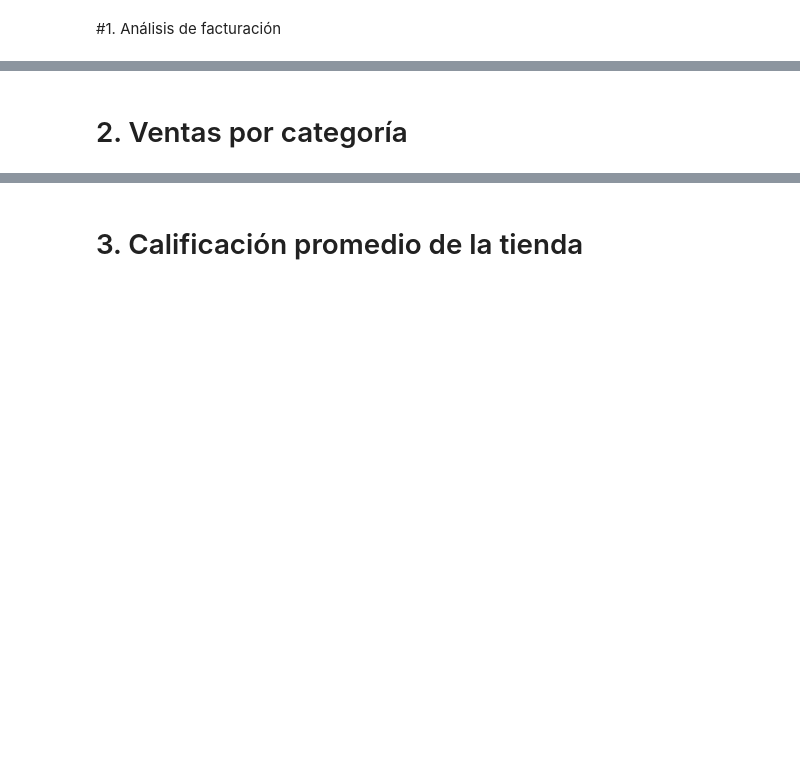
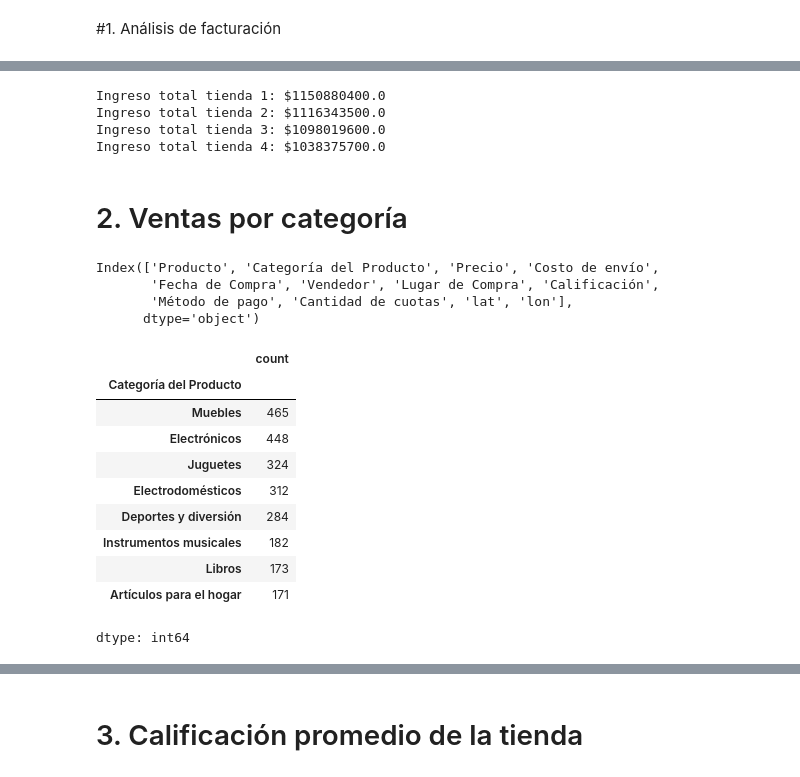
Before and after one commit to Jhon-theone/challenge1-data-science-latam, a Jupyter notebook: AluraStoreLatam.ipynb, the cells around one changed output, grey strips where cells are left out. Drawn from its saved outputs; the diff is of its cells as text; code cells hidden in the pictures; blank space fills up the shorter version.

```diff
--- a/AluraStoreLatam.ipynb
+++ b/AluraStoreLatam.ipynb
@@ -29,0 +26,2 @@ tienda.shape
+# %%
+tienda['Precio'] = pd.to_numeric(tienda['Precio'], errors='coerce')
@@ -30,2 +42,33 @@ tienda.shape
+# %%
+print(f'Ingreso total tienda 1: ${ingreso_total_tienda}')
+print(f'Ingreso total tienda 2: ${ingreso_total_tienda2}')
+print(f'Ingreso total tienda 3: ${ingreso_total_tienda3}')
+print(f'Ingreso total tienda 4: ${ingreso_total_tienda4}')
+# %% [output]
+Ingreso total tienda 1: $1150880400.0
+Ingreso total tienda 2: $1116343500.0
+Ingreso total tienda 3: $1098019600.0
+Ingreso total tienda 4: $1038375700.0
 # %% [markdown]
 # 2. Ventas por categoría
+# %%
+tienda.columns
+# %% [output]
+Index(['Producto', 'Categoría del Producto', 'Precio', 'Costo de envío',
+       'Fecha de Compra', 'Vendedor', 'Lugar de Compra', 'Calificación',
+       'Método de pago', 'Cantidad de cuotas', 'lat', 'lon'],
+      dtype='object')
+# %%
+tienda['Categoría del Producto'].value_counts().sort_values(ascending=False)
+# %% [output]
+|  | count |
+| Categoría del Producto |  |
+| Muebles | 465 |
+| Electrónicos | 448 |
+| Juguetes | 324 |
+| Electrodomésticos | 312 |
+| Deportes y diversión | 284 |
+| Instrumentos musicales | 182 |
+| Libros | 173 |
+| Artículos para el hogar | 171 |
+dtype: int64
```
Also changed, not shown: parts of 25 cells of this notebook.
